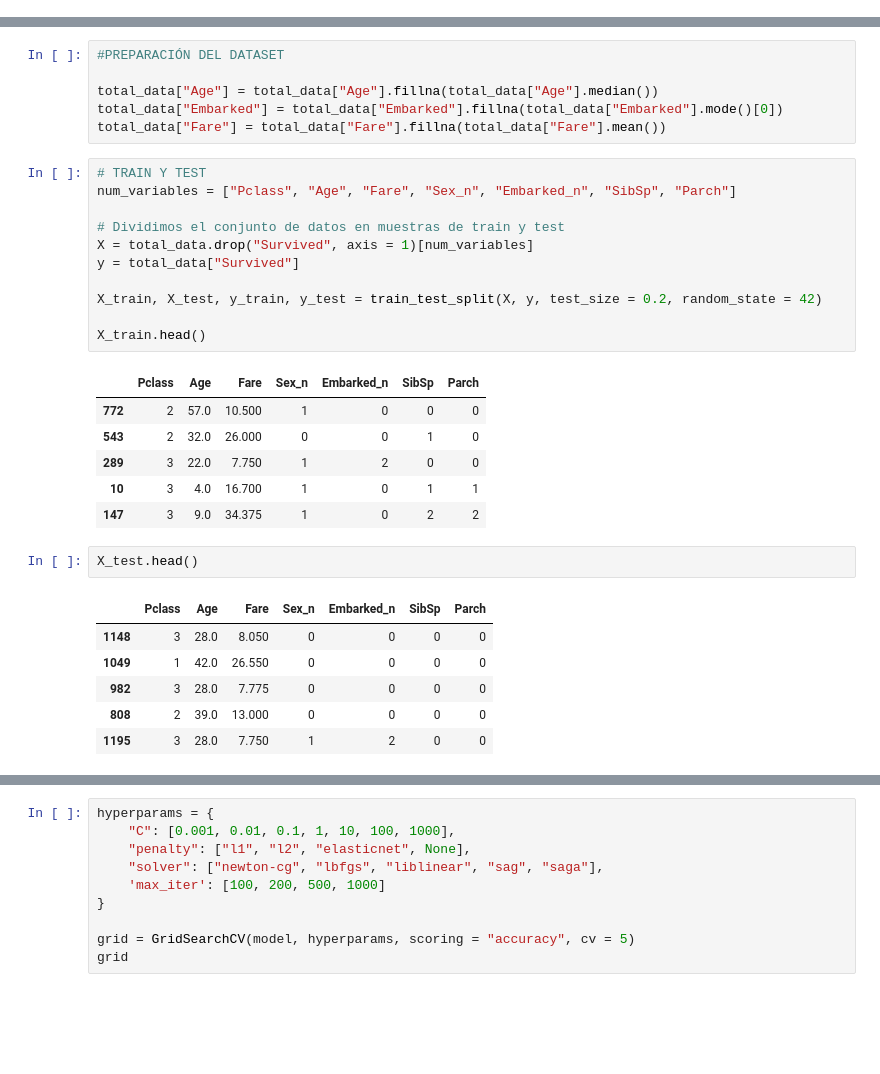
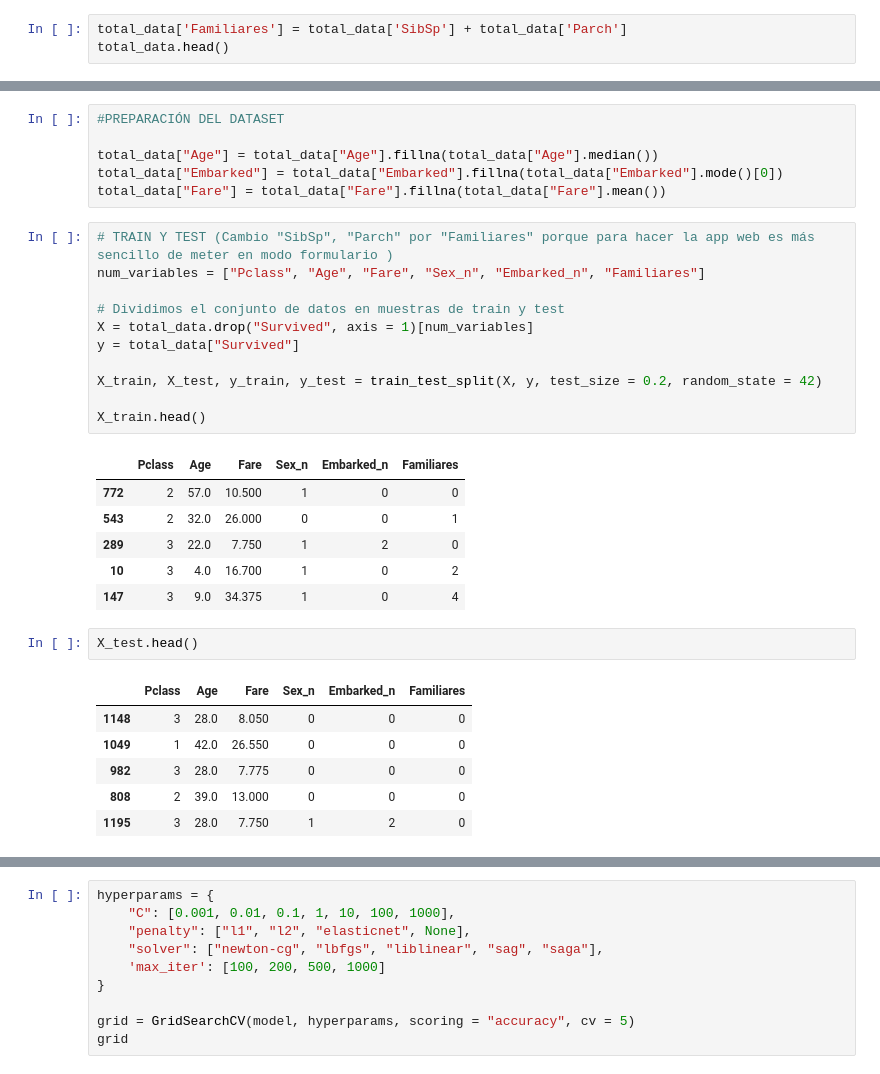
Before and after one commit to pdeleonsoria/ML-Flask, a Jupyter notebook: src/explore.ipynb, the cells around one changed output, grey strips where cells are left out. Saved outputs shown, nothing was run; the diff lists cells and outputs as text; blank space fills up the shorter version.

```diff
--- a/src/explore.ipynb
+++ b/src/explore.ipynb
@@ -170,3 +170,6 @@ plt.show()
 # %% [markdown]
 Las mujeres se salvaron en su mayoría, lo mismo ocurrió con los que viajaban en primera clase, con los que viajaban con una pareja o hermano y con los que viajaban con 1 o 2 familiares de primer grado (padres e hijos).
 Es curioso que los que embarcaron en el puerto C sobreviviesen casi los mismos que muriesen
+# %%
+total_data['Familiares'] = total_data['SibSp'] + total_data['Parch']
+total_data.head()
@@ -253,32 +283,32 @@ total_data["Age"] = total_data["Age"].fillna(total_data["Age"].median())
 total_data["Embarked"] = total_data["Embarked"].fillna(total_data["Embarked"].mode()[0])
 total_data["Fare"] = total_data["Fare"].fillna(total_data["Fare"].mean())
 # %%
-# TRAIN Y TEST
-num_variables = ["Pclass", "Age", "Fare", "Sex_n", "Embarked_n", "SibSp", "Parch"]
+# TRAIN Y TEST (Cambio "SibSp", "Parch" por "Familiares" porque para hacer la app web es más sencillo de meter en modo formulario )
+num_variables = ["Pclass", "Age", "Fare", "Sex_n", "Embarked_n", "Familiares"]
 
 # Dividimos el conjunto de datos en muestras de train y test
 X = total_data.drop("Survived", axis = 1)[num_variables]
 y = total_data["Survived"]
 
 X_train, X_test, y_train, y_test = train_test_split(X, y, test_size = 0.2, random_state = 42)
 
 X_train.head()
 # %% [output]
-|  | Pclass | Age | Fare | Sex_n | Embarked_n | SibSp | Parch |
-| 772 | 2 | 57.0 | 10.500 | 1 | 0 | 0 | 0 |
-| 543 | 2 | 32.0 | 26.000 | 0 | 0 | 1 | 0 |
-| 289 | 3 | 22.0 | 7.750 | 1 | 2 | 0 | 0 |
-| 10 | 3 | 4.0 | 16.700 | 1 | 0 | 1 | 1 |
-| 147 | 3 | 9.0 | 34.375 | 1 | 0 | 2 | 2 |
+|  | Pclass | Age | Fare | Sex_n | Embarked_n | Familiares |
+| 772 | 2 | 57.0 | 10.500 | 1 | 0 | 0 |
+| 543 | 2 | 32.0 | 26.000 | 0 | 0 | 1 |
+| 289 | 3 | 22.0 | 7.750 | 1 | 2 | 0 |
+| 10 | 3 | 4.0 | 16.700 | 1 | 0 | 2 |
+| 147 | 3 | 9.0 | 34.375 | 1 | 0 | 4 |
 # %%
 X_test.head()
 # %% [output]
-|  | Pclass | Age | Fare | Sex_n | Embarked_n | SibSp | Parch |
-| 1148 | 3 | 28.0 | 8.050 | 0 | 0 | 0 | 0 |
-| 1049 | 1 | 42.0 | 26.550 | 0 | 0 | 0 | 0 |
-| 982 | 3 | 28.0 | 7.775 | 0 | 0 | 0 | 0 |
-| 808 | 2 | 39.0 | 13.000 | 0 | 0 | 0 | 0 |
-| 1195 | 3 | 28.0 | 7.750 | 1 | 2 | 0 | 0 |
+|  | Pclass | Age | Fare | Sex_n | Embarked_n | Familiares |
+| 1148 | 3 | 28.0 | 8.050 | 0 | 0 | 0 |
+| 1049 | 1 | 42.0 | 26.550 | 0 | 0 | 0 |
+| 982 | 3 | 28.0 | 7.775 | 0 | 0 | 0 |
+| 808 | 2 | 39.0 | 13.000 | 0 | 0 | 0 |
+| 1195 | 3 | 28.0 | 7.750 | 1 | 2 | 0 |
 # %%
 #NORMALIZACIÓN
 scaler = StandardScaler()
```
Also changed, not shown: parts of 10 cells of this notebook, 2 other files.
